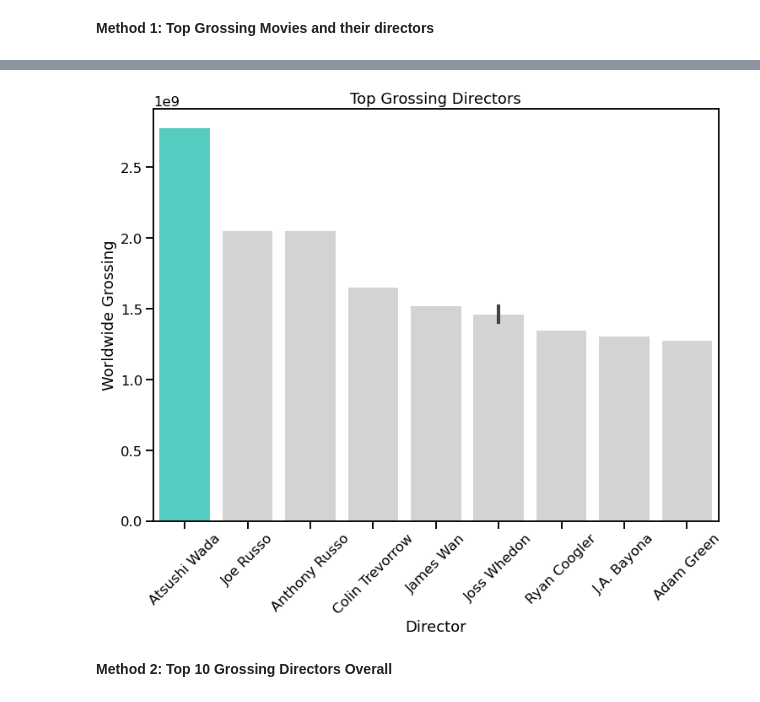
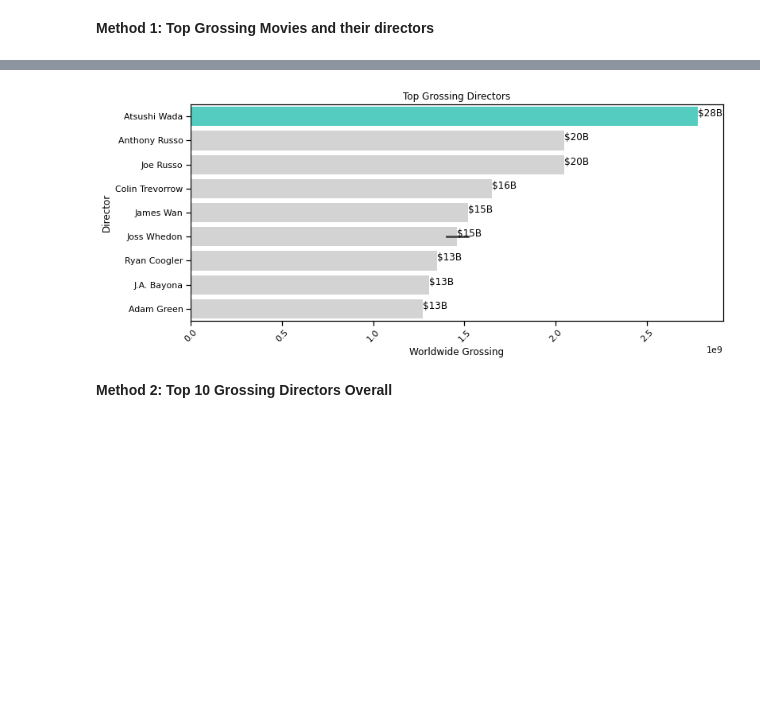
Before and after one commit to Sammyknee/dsc-project-template, a Jupyter notebook: Movie Data Analysis.ipynb, the cells around one changed output, grey strips where cells are left out. Drawn from its saved outputs; the diff is of its cells as text; code cells hidden in the pictures; blank space fills up the shorter version.

```diff
--- a/Movie Data Analysis.ipynb
+++ b/Movie Data Analysis.ipynb
@@ -254,14 +271,0 @@ plt.savefig("images\ROI_budget_genre.png");
-# %%
-plt.figure(figsize=(10,5))
-ax = sns.barplot(x = 'production_budget', y = 'primary_genre',
-            data=frequent_genres_df,
-            palette=custom_palette(frequent_genres_df['production_budget']))
-ax.set_title('Upfront Investment by Movie Genre')
-ax.set(xlabel='Movie Budget ($)', ylabel= 'Genre');
-
-for p in ax.patches:
-    height = p.get_height()
-    width = p.get_width()
-    ax.text(x = width+.25,
-            y = p.get_y()+(height/2),
-            s = '${:.0f}M'.format(width/100000))
@@ -321,7 +322,0 @@ profit_by_month_df
-# %%
-## TO PROBABLY DELETE!!
-sns.set_context("notebook", font_scale=1)
-plt.figure(figsize=(12,9))
-g = sns.PairGrid(profit_by_month_df, y_vars=['release_month'],
-                 x_vars=['worldwide_gross', 'ROI'], height=4, palette='GnBu_d')
-g.map(sns.barplot, color=".3");
@@ -331,4 +323,5 @@ g.map(sns.barplot, color=".3");
 # %%
+sns.set_context("notebook")
 data = profit_by_month_df.sort_values(by = 'month_num')
 
 fig, axes = plt.subplots(1,2, sharey=False, figsize=(15,5))
@@ -383,5 +376,5 @@ profit_by_quarter_df
 # %%
-
+sns.set_context("talk")
 fig, axes = plt.subplots(1,2, sharey=False, figsize=(15,5))
 axes[0].set_title('ROI by Release Month', fontsize=15)
 axes[1].set_title('ROI by Release Quarter', fontsize=15)
@@ -490,15 +483,23 @@ directors_title_budgets_df
 # %%
 # plot worldwide_gross by top 10 directors
-plt.figure(figsize=(12,9))
-ax =sns.barplot(x = 'primary_name', y = 'worldwide_gross',
+sns.set_context("notebook")
+plt.figure(figsize=(12,5))
+ax =sns.barplot(x = 'worldwide_gross', y = 'primary_name',
             data = directors_title_budgets_df[0:10],
             palette = custom_palette(directors_title_budgets_df['worldwide_gross']))
 
+for p in ax.patches:
+    height = p.get_height()
+    width = p.get_width()
+    ax.text(x = width+.25,
+            y = p.get_y()+(height/2),
+            s = '${:.0f}B'.format(width/100000000))
+
 ax.set_title('Top Grossing Directors')
-ax.set(xlabel='Director', ylabel= 'Worldwide Grossing')
+ax.set(xlabel='Worldwide Grossing', ylabel= 'Director')
 plt.xticks(rotation=45);
 # %% [output]
-[figure, old version]
+[figure, new version]
 # %% [markdown]
 **Method 2: Top 10 Grossing Directors Overall**
 # %%
```
Also changed, not shown: parts of 54 cells of this notebook, 15 other files.
